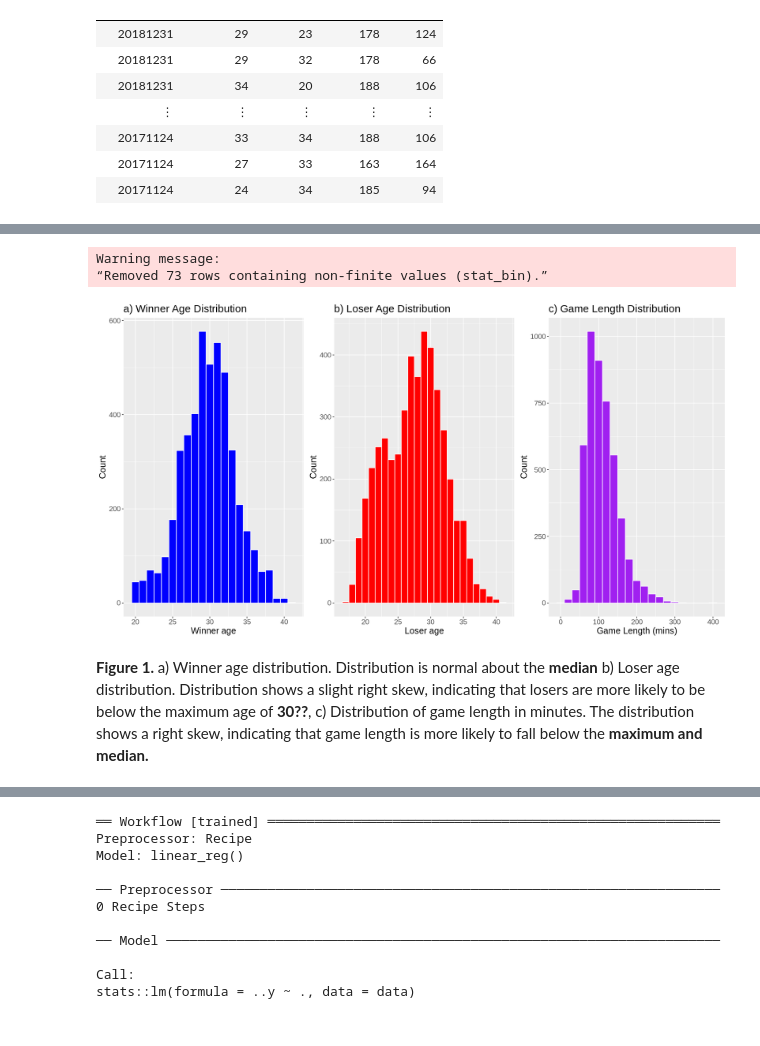
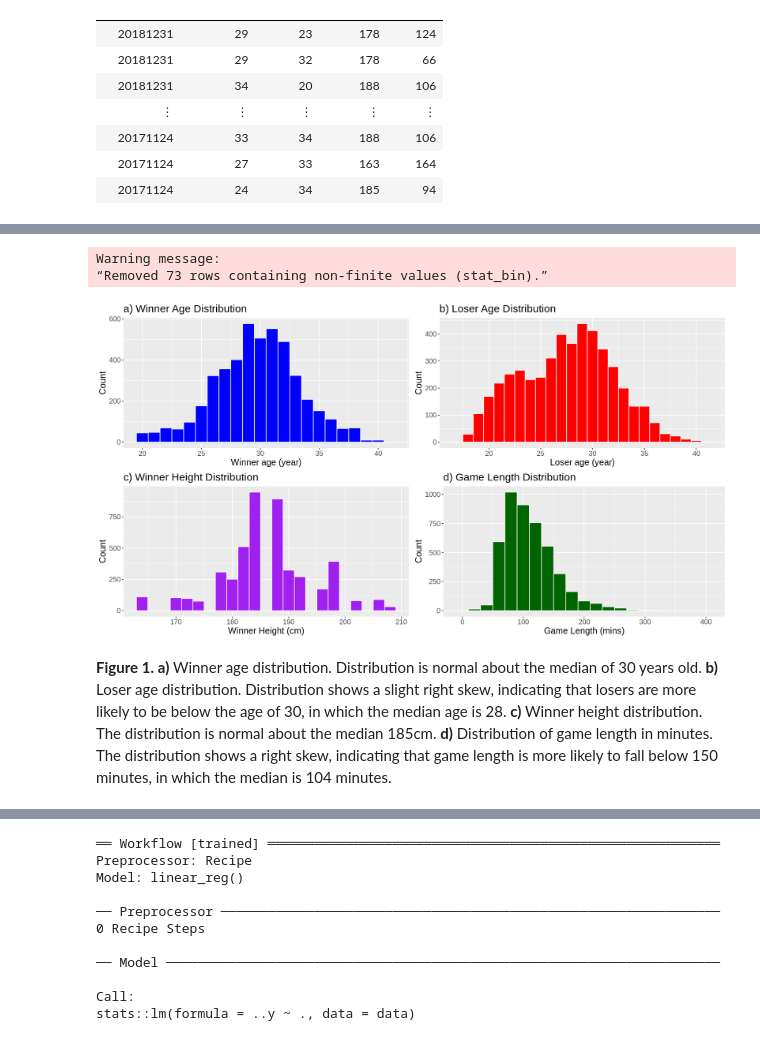
Before and after one commit to keelbeier/dsci100-group69, a Jupyter notebook: group_project_report.ipynb, the cells around one changed output, grey strips where cells are left out. Cells and saved outputs as stored; diff of their text form; code cells hidden in the pictures.

Commit message:
Added median calculation, fixed labels of the graphs. Added bar graph for height

```diff
--- a/group_project_report.ipynb
+++ b/group_project_report.ipynb
@@ -65,36 +77,44 @@ A tibble: 4670 × 5
 # %%
 options(repr.plot.width=15, repr.plot.height=8)
 winner_age_plot <- tennis_data |>
     ggplot(aes(x = winner_age)) +
     geom_histogram(binwidth = 1, col = "white", fill = "blue") +
-    labs(x = "Winner age",
+    labs(x = "Winner age (year)",
         y = "Count")+
     ggtitle("a) Winner Age Distribution") +
     theme(text = element_text(size = 15))
 
 loser_age_plot <- tennis_data |>
     ggplot(aes(x = loser_age)) +
     geom_histogram(binwidth = 1, col = "white", fill = "red") +
-    labs(x = "Loser age",
+    labs(x = "Loser age (year)",
         y = "Count")+
     ggtitle("b) Loser Age Distribution") +
     theme(text = element_text(size = 15))
 
+ht_plot <- tennis_data |>
+    ggplot(aes(x = winner_ht)) +
+    geom_histogram(binwidth = 2, col = "white", fill = "purple") +
+    labs(x = "Winner Height (cm)",
+        y = "Count") +
+    ggtitle("c) Winner Height Distribution")+
+    theme(text = element_text(size = 15))
+
 time_plot <- tennis_data |>
     ggplot(aes(x = minutes)) +
-    geom_histogram(binwidth = 20, col = "white", fill = "purple") +
+    geom_histogram(binwidth = 20, col = "white", fill = "dark green") +
     labs(x = "Game Length (mins)",
         y = "Count") +
-    ggtitle("c) Game Length Distribution")+
+    ggtitle("d) Game Length Distribution")+
     theme(text = element_text(size = 15))
 
-plot_grid(winner_age_plot, loser_age_plot, time_plot, ncol = 3)
+plot_grid(winner_age_plot, loser_age_plot, ht_plot, time_plot, ncol = 2)
 # %% [output]
 Warning message:
 “Removed 73 rows containing non-finite values (stat_bin).”
-[figure, old version]
+[figure, new version]
 # %% [markdown]
-**Figure 1.** a) Winner age distribution. Distribution is normal about the **median** b) Loser age distribution. Distribution shows a slight right skew, indicating that losers are more likely to be below the maximum age of **30??**, c) Distribution of game length in minutes. The distribution shows a right skew, indicating that game length is more likely to fall below the **maximum and median.**
+**Figure 1.** **a)** Winner age distribution. Distribution is normal about the median of 30 years old. **b)** Loser age distribution. Distribution shows a slight right skew, indicating that losers are more likely to be below the age of 30, in which the median age is 28. **c)** Winner height distribution. The distribution is normal about the median 185cm. **d)** Distribution of game length in minutes. The distribution shows a right skew, indicating that game length is more likely to fall below 150 minutes, in which the median is 104 minutes.
 # %%
 options(repr.plot.width=10, repr.plot.height=17)
 winner_age_scatter_plot <- tennis_data |>
```
Also changed, not shown: parts of 6 cells of this notebook.
